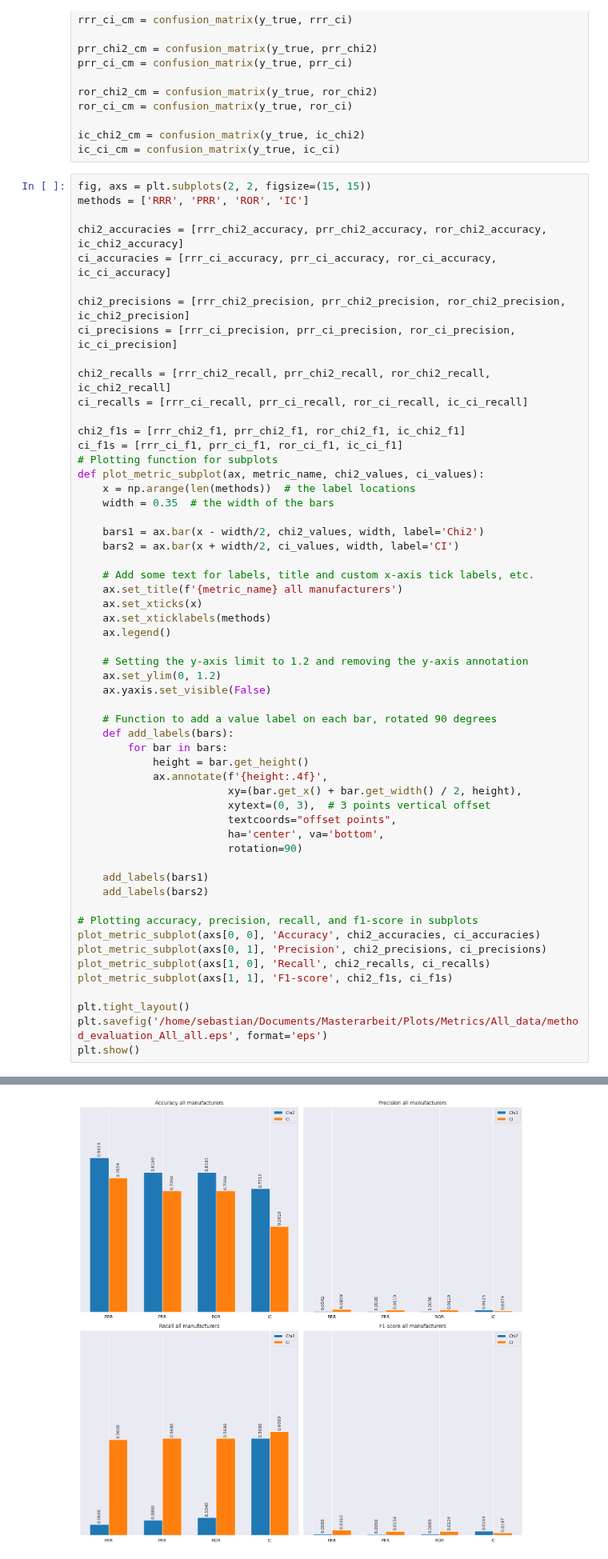
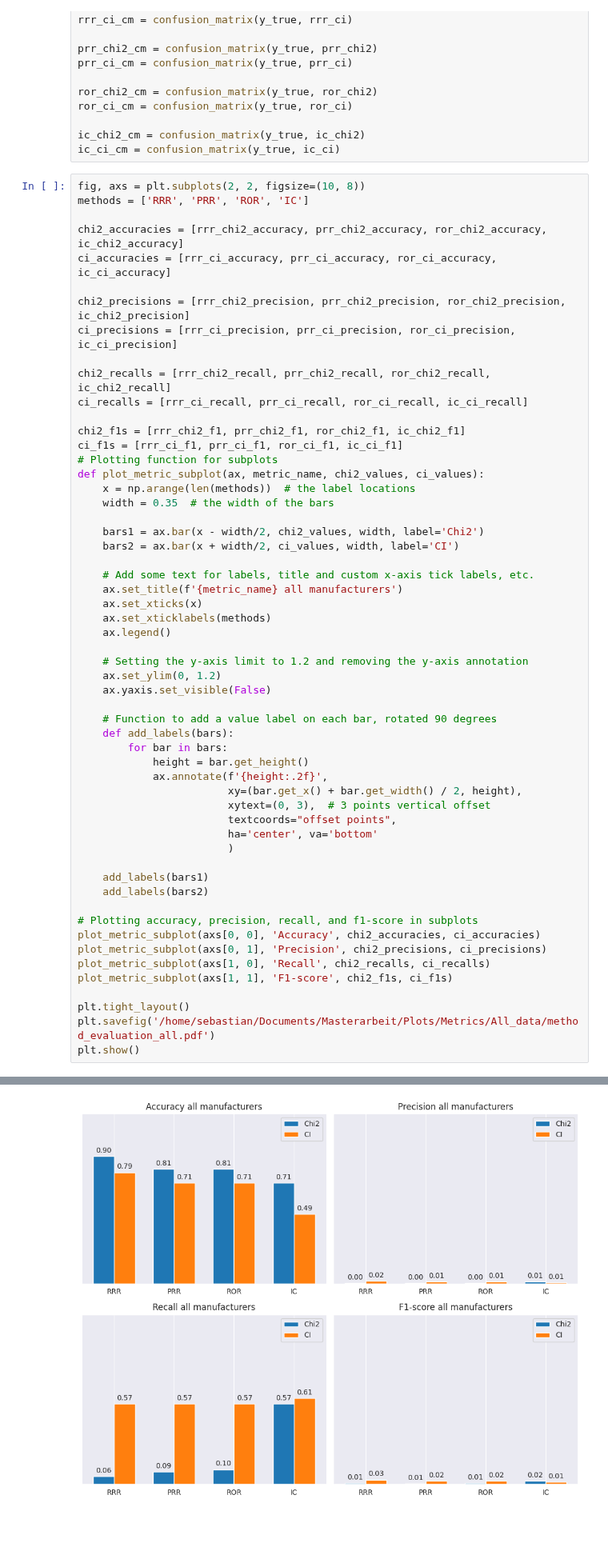
Before and after one commit to ZaNioxX/Masterarbeit, a Jupyter notebook: Best_method_evaluation/method_evaluation.ipynb, the cells around one changed output, grey strips where cells are left out. Shown at 80% size. Cells and saved outputs as stored; diff of their text form; blank space fills up the shorter version.

```diff
--- a/Best_method_evaluation/method_evaluation.ipynb
+++ b/Best_method_evaluation/method_evaluation.ipynb
@@ -905,7 +914,7 @@ ror_ci_cm = confusion_matrix(y_true, ror_ci)
 ic_chi2_cm = confusion_matrix(y_true, ic_chi2)
 ic_ci_cm = confusion_matrix(y_true, ic_ci)
 # %%
-fig, axs = plt.subplots(2, 2, figsize=(15, 15))
+fig, axs = plt.subplots(2, 2, figsize=(10, 8))
 methods = ['RRR', 'PRR', 'ROR', 'IC']
 
 chi2_accuracies = [rrr_chi2_accuracy, prr_chi2_accuracy, ror_chi2_accuracy, ic_chi2_accuracy]
@@ -941,12 +950,12 @@ def plot_metric_subplot(ax, metric_name, chi2_values, ci_values):
     def add_labels(bars):
         for bar in bars:
             height = bar.get_height()
-            ax.annotate(f'{height:.4f}',
+            ax.annotate(f'{height:.2f}',
                         xy=(bar.get_x() + bar.get_width() / 2, height),
                         xytext=(0, 3),  # 3 points vertical offset
                         textcoords="offset points",
-                        ha='center', va='bottom',
-                        rotation=90)
+                        ha='center', va='bottom'
+                        )
 
     add_labels(bars1)
     add_labels(bars2)
@@ -958,6 +967,6 @@ plot_metric_subplot(axs[1, 0], 'Recall', chi2_recalls, ci_recalls)
 plot_metric_subplot(axs[1, 1], 'F1-score', chi2_f1s, ci_f1s)
 
 plt.tight_layout()
-plt.savefig('/home/sebastian/Documents/Masterarbeit/Plots/Metrics/All_data/method_evaluation_All_all.eps', format='eps')
+plt.savefig('/home/sebastian/Documents/Masterarbeit/Plots/Metrics/All_data/method_evaluation_all.pdf')
 plt.show()
 # %% [output]
@@ -965,4 +973,4 @@ The PostScript backend does not support transparency; partially transparent arti
-[figure, old version]
+[figure, new version]
 # %%
 # Plotting function for confusion matrix
 def plot_confusion_matrix_subplot(ax, cm, title):
```
Also changed, not shown: parts of 10 cells of this notebook, 19 other files.
